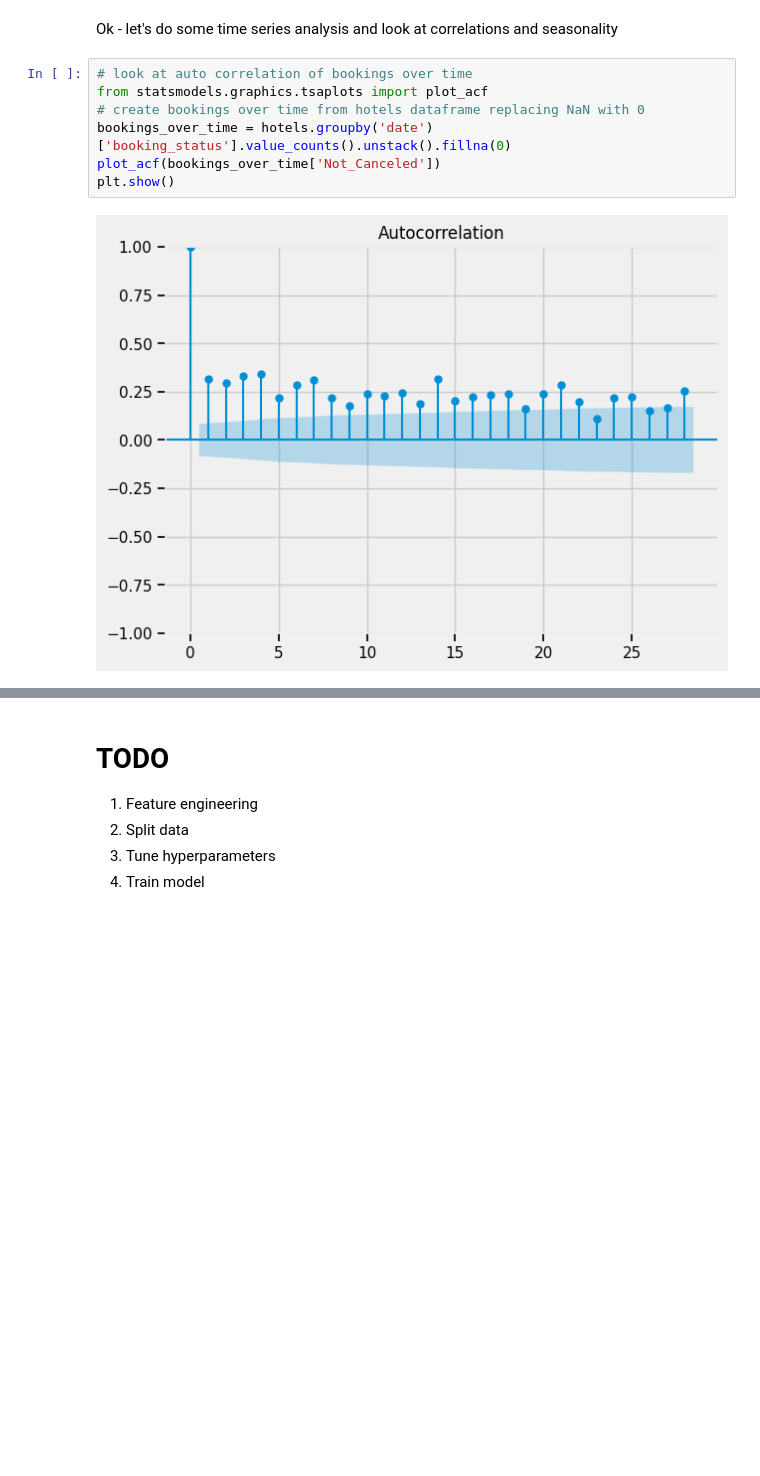
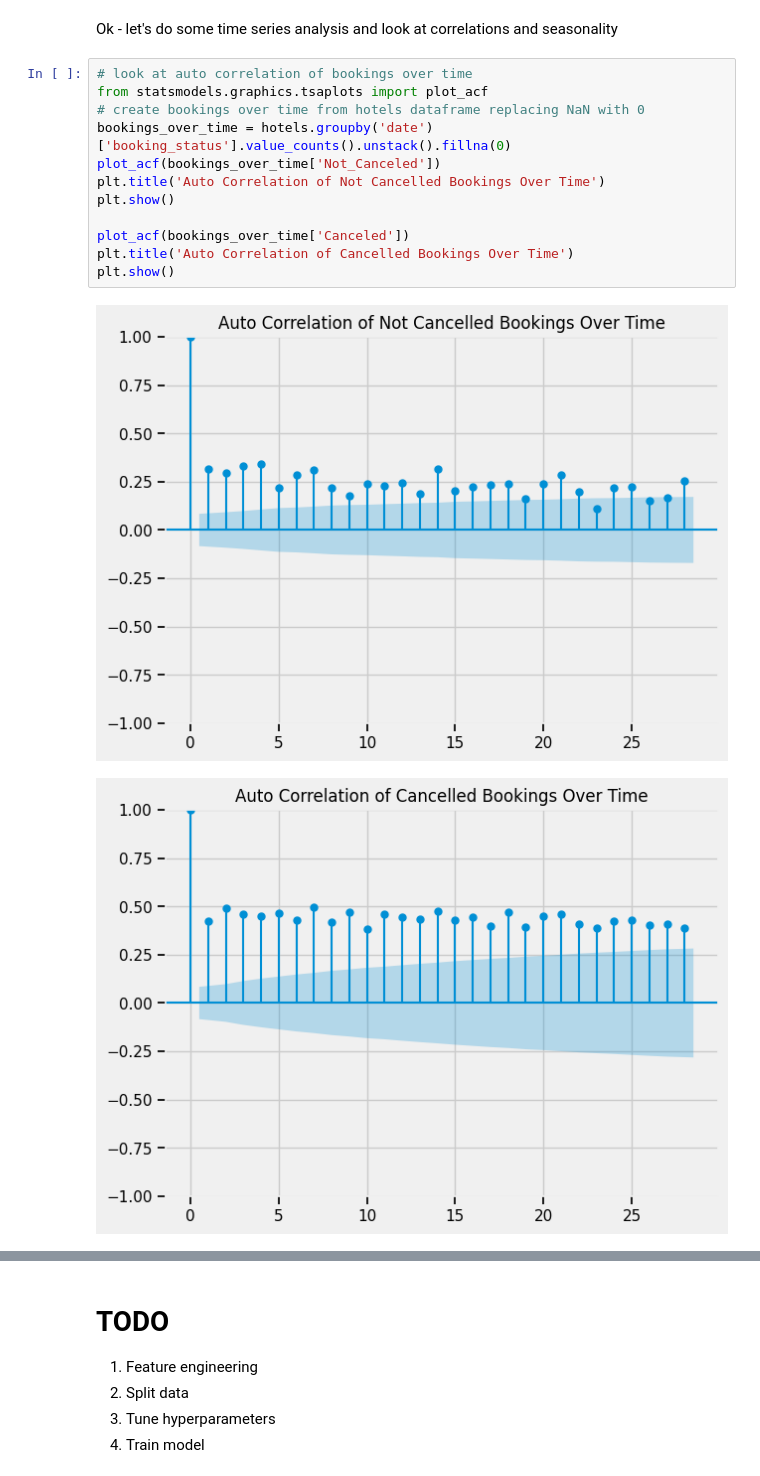
Before and after one commit to dtt101/alchemy, a Jupyter notebook: notebooks/competition-hotels.ipynb, the cells around one changed output, grey strips where cells are left out. Saved outputs shown, nothing was run; the diff lists cells and outputs as text; blank space fills up the shorter version.

Commit message:
auto correlation completed

```diff
--- a/notebooks/competition-hotels.ipynb
+++ b/notebooks/competition-hotels.ipynb
@@ -427,9 +431,15 @@ Ok - let's do some time series analysis and look at correlations and seasonality
 # %%
 # look at auto correlation of bookings over time
 from statsmodels.graphics.tsaplots import plot_acf
 # create bookings over time from hotels dataframe replacing NaN with 0
 bookings_over_time = hotels.groupby('date')['booking_status'].value_counts().unstack().fillna(0)
 plot_acf(bookings_over_time['Not_Canceled'])
+plt.title('Auto Correlation of Not Cancelled Bookings Over Time')
 plt.show()
+
+plot_acf(bookings_over_time['Canceled'])
+plt.title('Auto Correlation of Cancelled Bookings Over Time')
+plt.show()
 # %% [output]
-[figure, old version]
+[figure, new version]
+[figure, added]
```
Also changed, not shown: parts of 4 cells of this notebook.
